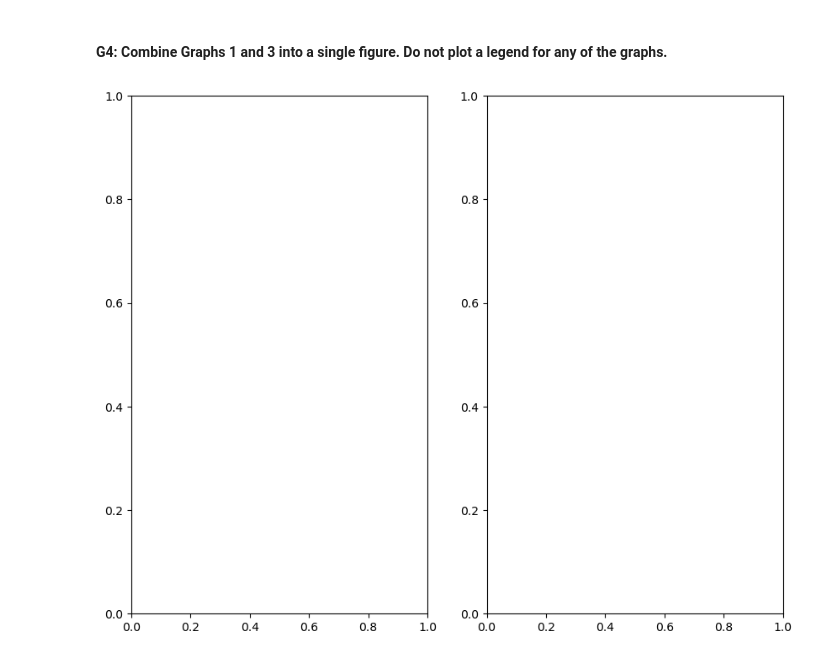
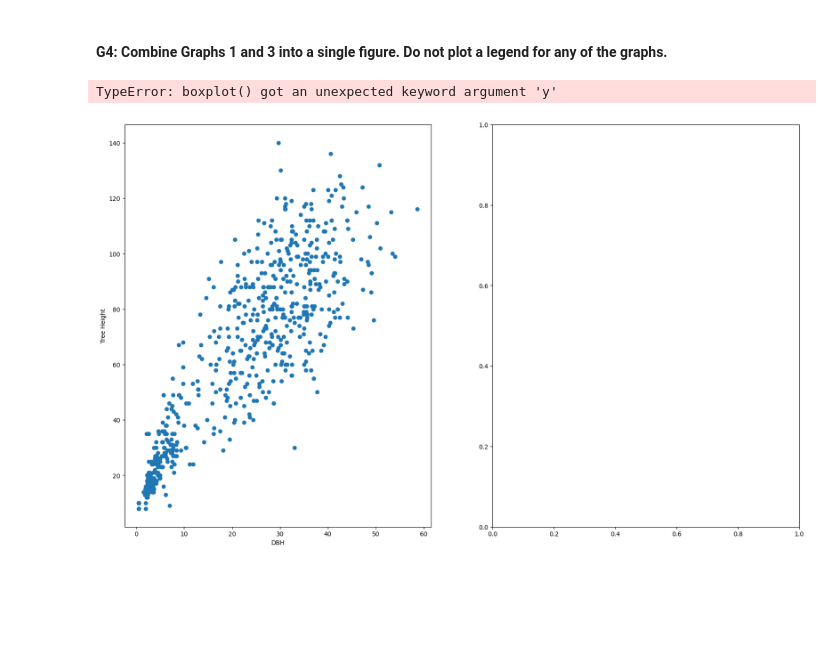
Before and after one commit to MagnusBurnet/PY4SA23_Assignment, a Jupyter notebook: Script_for_assessment2.ipynb, the cells around one changed output. Drawn from its saved outputs; the diff is of its cells as text; code cells hidden in the pictures; blank space fills up the shorter version.

```diff
--- a/Script_for_assessment2.ipynb
+++ b/Script_for_assessment2.ipynb
@@ -220,8 +218,20 @@ plt.show()
 # %% [markdown]
 #### G4: Combine Graphs 1 and 3 into a single figure. Do not plot a legend for any of the graphs.
 # %%
-fig1, axs = plt.subplots(1,2)
+import matplotlib.pyplot as plt
 
-plt.show('G1')
+
+plt.subplot(1, 2, 1)
+plt.scatter(x=Ulmus_genus["DBH"], y=Ulmus_genus["TreeHeight"])
+plt.xlabel("DBH")
+plt.ylabel("Tree Height")
+
+
+plt.subplot(1, 2, 2)
+plt.boxplot(data=Ulmus_genus, x='Genus_spec', y='DBH')
+plt.title('Box Plot of DBH for speices wthin the Ulmus genus')
+
+plt.show()
 # %% [output]
+TypeError: boxplot() got an unexpected keyword argument 'y'
-[figure, old version]
+[figure, new version]
```
Also changed, not shown: parts of 1 cell of this notebook.
